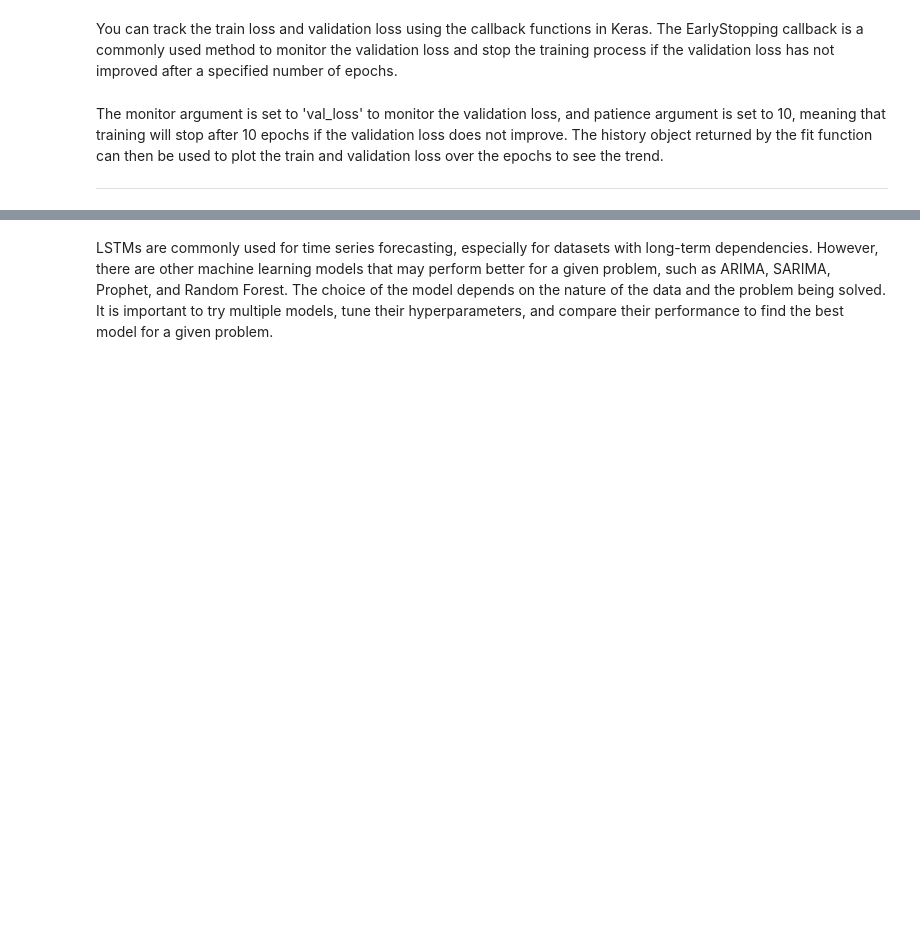
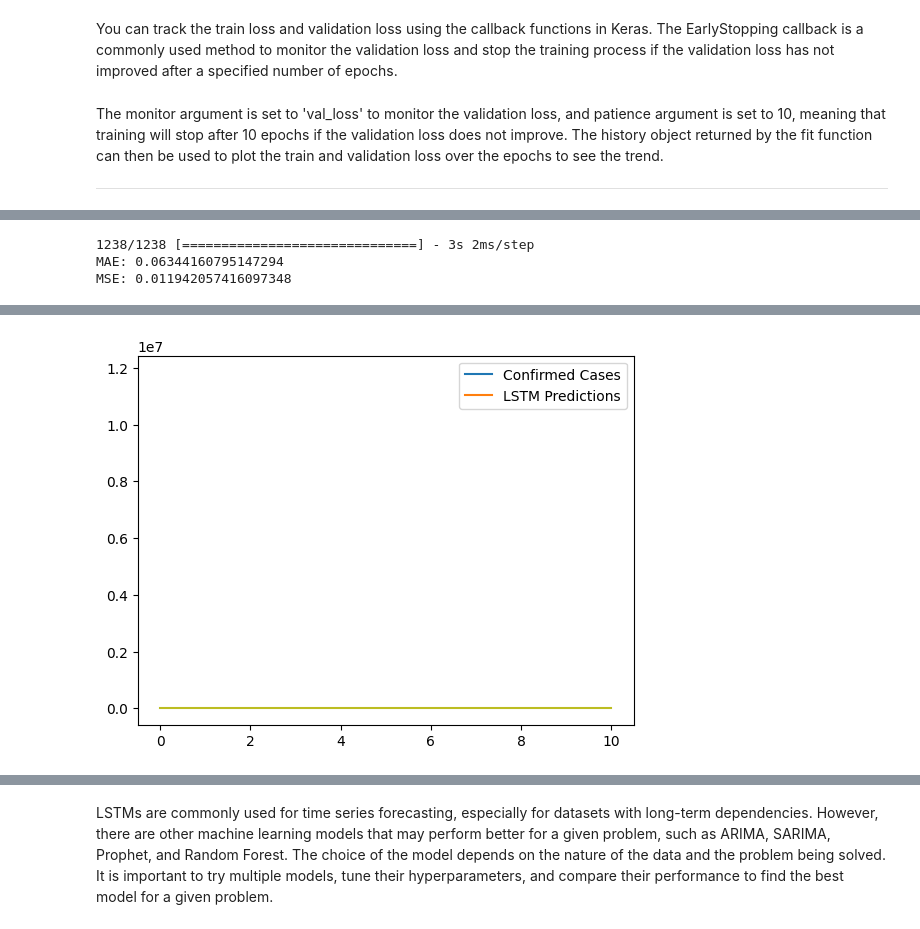
Before and after one commit to ArshiaIlaty/Introduction-to-Big-Data, a Jupyter notebook: FinalProject.ipynb, the cells around one changed output, grey strips where cells are left out. Drawn from its saved outputs; the diff is of its cells as text; code cells hidden in the pictures; blank space fills up the shorter version.

```diff
--- a/FinalProject.ipynb
+++ b/FinalProject.ipynb
@@ -606,7 +679,9 @@ from keras.layers import Dense
 from keras.layers import LSTM
 
 # Load the data and keep only the 'Confirmed' column
-data = pd.read_csv("/content/drive/My Drive/CS 631 Introduction to Big Data/New folder/combined_csv.csv")
+# data = pd.read_csv("/content/drive/My Drive/CS 631 Introduction to Big Data/New folder/combined_csv.csv")
+data = pd.read_csv("C:/Users/ailaty/Downloads/CS 631 Introduction to Big Data/Final Project/combined_csv.csv")
+
 data = data[['Confirmed']]
 
 # Scale the data between 0 and 1
@@ -687,0 +765,19 @@ testPredict = model.predict(testX)
+# %%
+# predict on the test set and evaluate the model
+testPredict = model.predict(trainX)
+print('MAE:', mean_absolute_error(testPredict, trainY))
+print('MSE:', mean_squared_error(testPredict, trainY))
+# %% [output]
+1238/1238 [==============================] - 3s 2ms/step
+MAE: 0.06344160795147294
+MSE: 0.011942057416097348
+# %%
+# predict on the future forecast and plot the results
+future_forcast = np.array(range(len(testY)+10)).reshape(-1, 1)
+future_forcast = np.reshape(future_forcast, (future_forcast.shape[0], 1, future_forcast.shape[1]))
+testPredict = model.predict(future_forcast)
+plt.plot(testY)
+plt.plot(testPredict)
+plt.legend(['Confirmed Cases', 'LSTM Predictions'])
+plt.show()
+# %% [output]
@@ -688,3 +785,4 @@ testPredict = model.predict(testX)
+[figure, added]
 # %%
 # Inverse transform the predictions to original scale
 trainPredict = scaler.inverse_transform(trainPredict)
```
Also changed, not shown: parts of 19 cells of this notebook, 7 other files.
